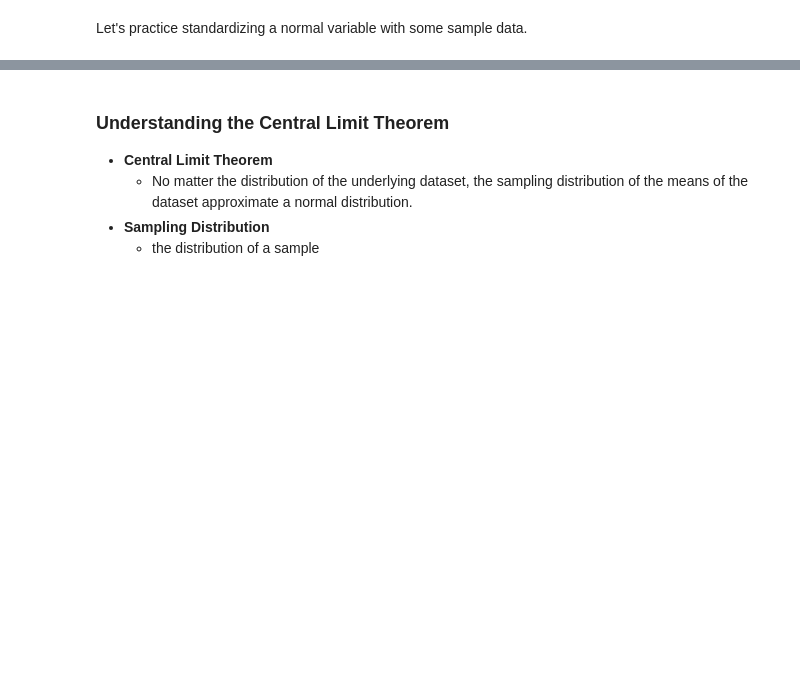
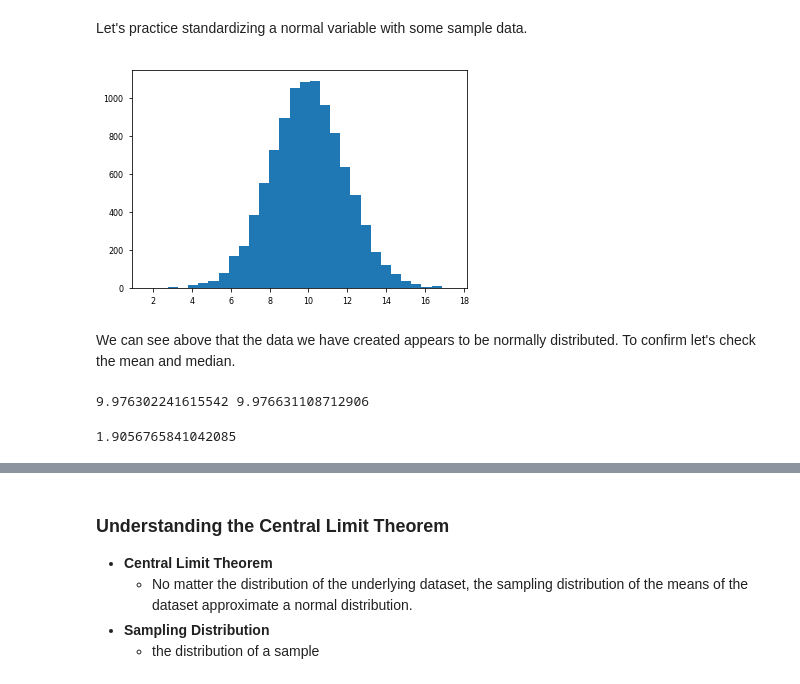
Before and after one commit to jmeguira/stats, a Jupyter notebook: stats_notebook.ipynb, the cells around one changed output, grey strips where cells are left out. Cells and saved outputs as stored; diff of their text form; code cells hidden in the pictures; blank space fills up the shorter version.

```diff
--- a/stats_notebook.ipynb
+++ b/stats_notebook.ipynb
@@ -1107,3 +1107,19 @@ $$\large Z = \frac{x-\mu}{\sigma}$$
     - in statistics, we usually standardize a variable using the z-score formula. this is done by first subtracting the mean and then dividing by the standard deviation
 # %% [markdown]
 Let's practice standardizing a normal variable with some sample data.
+# %%
+data = np.random.normal(10, 1.89, 10000)
+plt.hist(data, bins = 30)
+plt.show()
+# %% [output]
+[figure, added]
+# %% [markdown]
+We can see above that the data we have created appears to be normally distributed. To confirm let's check the mean and median.
+# %%
+print(np.mean(data), np.median(data))
+# %% [output]
+9.976302241615542 9.976631108712906
+# %%
+print(np.std(data))
+# %% [output]
+1.9056765841042085
```
Also changed, not shown: parts of 5 cells of this notebook.
